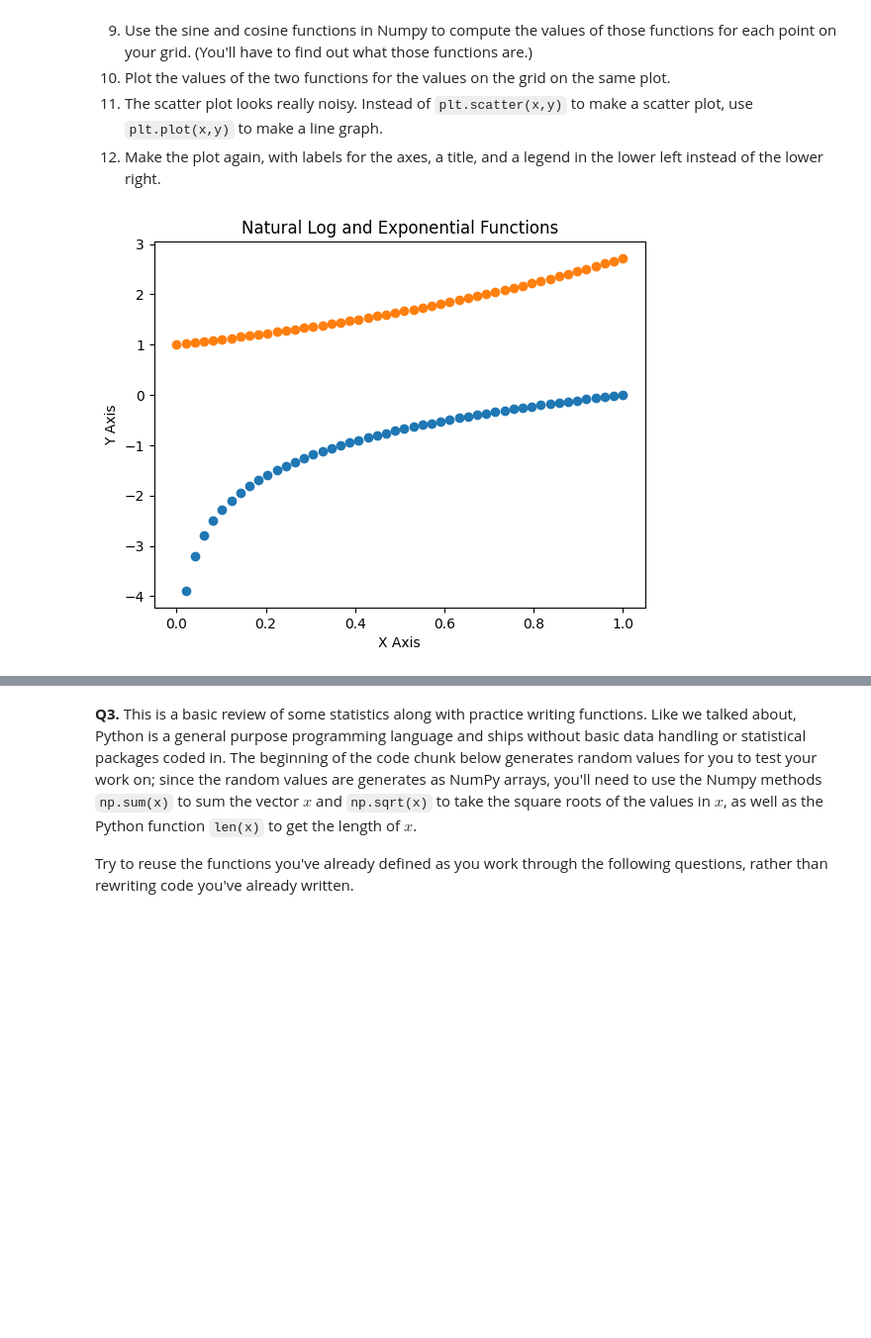
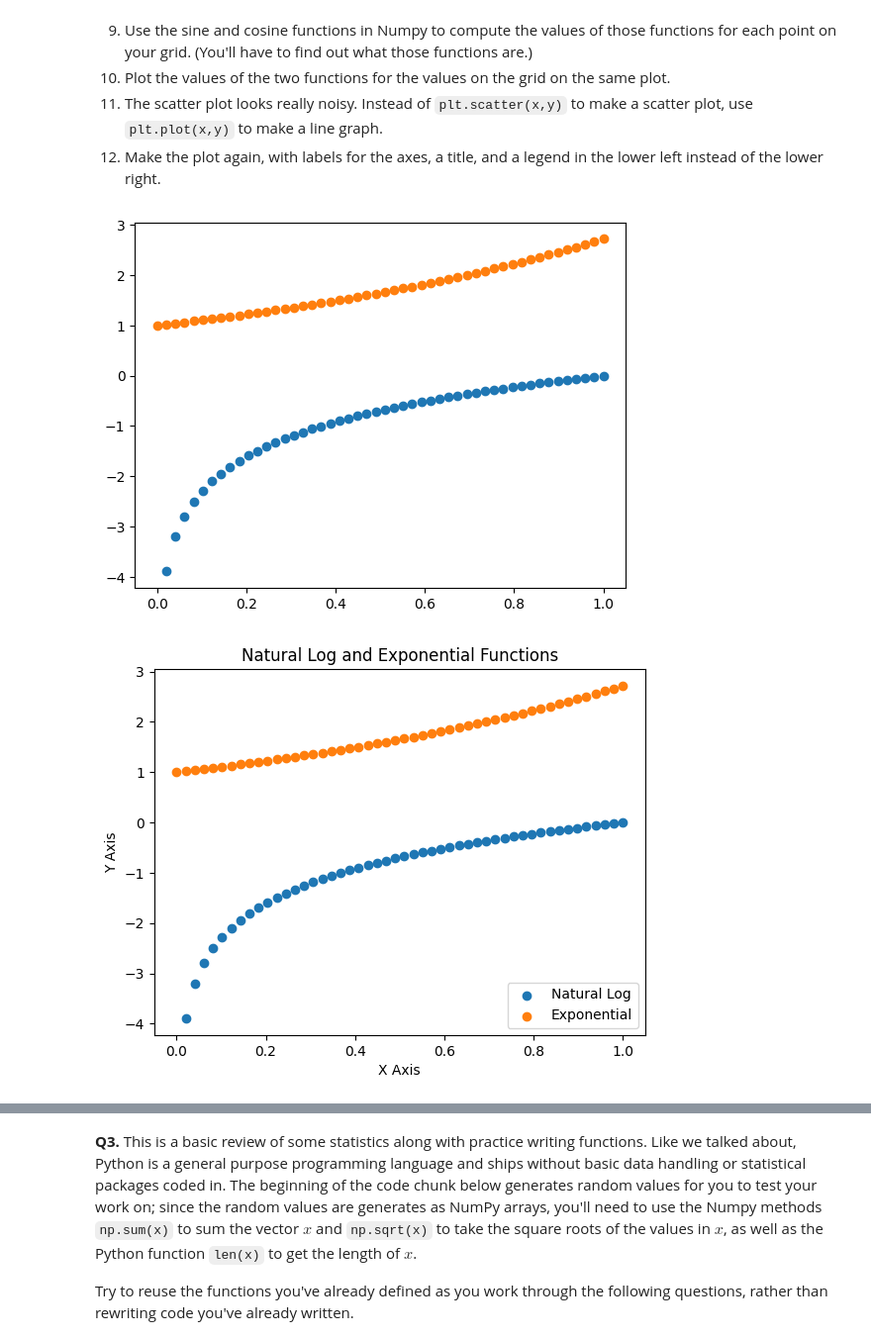
Before and after one commit to rtg7bs/programming, a Jupyter notebook: assignment_programming.ipynb, the cells around one changed output, grey strips where cells are left out. Shown: that part at 99% size. Saved outputs shown, nothing was run; the diff lists cells and outputs as text; code cells hidden in the pictures; blank space fills up the shorter version.

```diff
--- a/assignment_programming.ipynb
+++ b/assignment_programming.ipynb
@@ -39,21 +39,56 @@ Now do it again, with slightly less direction:
 # %%
 import numpy as np
 import matplotlib.pyplot as plt
 
 # 2 - make grid of 50 points
 x = np.linspace(0, 1, 50)
+
 # 3 - make numpy arrays
 y = np.log(x)
 z = np.exp(x)
+
 # 4 - scatter plots; args are x and then y axis
 plt.scatter(x, y)
 plt.scatter(x, z)
+plt.show()
 
-# 6 - add labels and title
+# 6 and 7 - add labels and title
+plt.scatter(x, y, label="Natural Log")
+plt.scatter(x, z, label="Exponential")
 plt.xlabel("X Axis")
 plt.ylabel("Y Axis")
 plt.title("Natural Log and Exponential Functions")
-# 5 - plt.show()
+
+# 7 - legend
+plt.legend(loc = "lower right")
 plt.show()
+
+# 8 - create grid
+a = np.linspace(-6.5, 6.5, 100)
+
+# 9 - numpy sin and cos
+b = np.sin(a)
+c = np.cos(a)
+
+# 10 - plot vals of function
+plt.scatter(a, b)
+plt.scatter(a, c)
+plt.show()
+
+# 11 - try plot() to make line graph
+plt.plot(a, b)
+plt.plot(a, c)
+plt.show()
+
+
+# 12 - add labels
+plt.plot(a, b, label="Sine")
+plt.plot(a, c, label="Cosine")
+plt.xlabel("X Axis")
+plt.ylabel("Y Axis")
+plt.title("Sine and Cosine Functions")
+plt.legend(loc = "lower left")
+plt.show()
 # %% [output]
-[figure, old version]
+[figure, new version]
+[figure, added]
```
Also changed, not shown: parts of 1 cell of this notebook.
